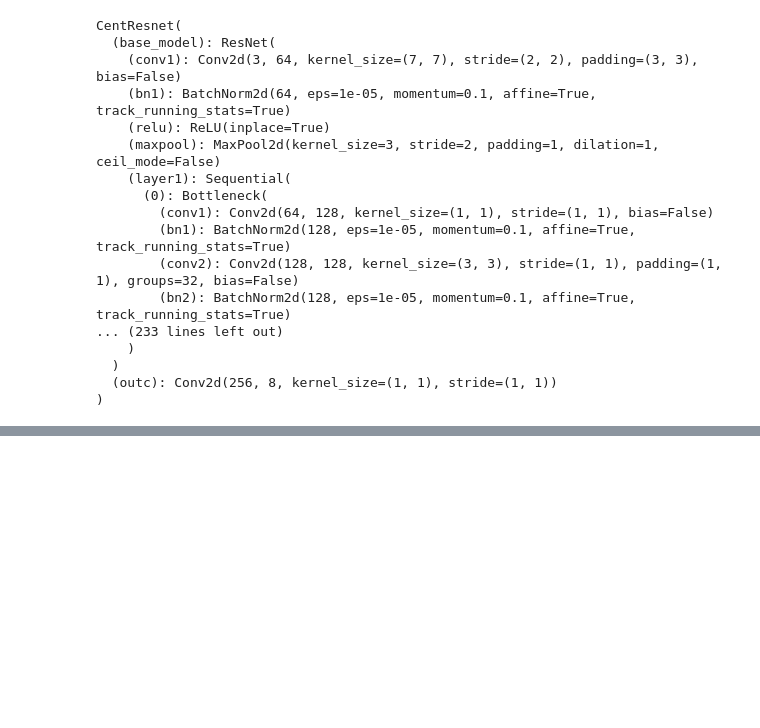
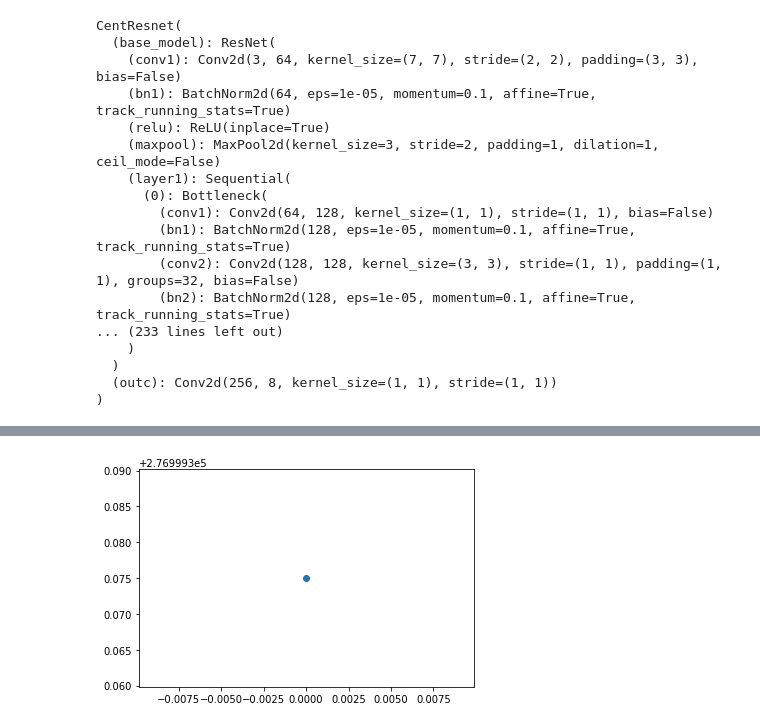
Before and after one commit to ar90n/pku-autonomous-driving, a Jupyter notebook: main.ipynb, the cells around one changed output, grey strips where cells are left out. Drawn from its saved outputs; the diff is of its cells as text; code cells hidden in the pictures; blank space fills up the shorter version.

```diff
--- a/main.ipynb
+++ b/main.ipynb
@@ -204,0 +288,5 @@ RuntimeError: [enforce fail at CPUAllocator.cpp:64] . DefaultCPUAllocator: can't
+# %%
+series = history.dropna()['dev_loss']
+plt.scatter(series.index, series);
+# %% [output]
+[figure, added]
```
Also changed, not shown: parts of 16 cells of this notebook, 13 other files.
